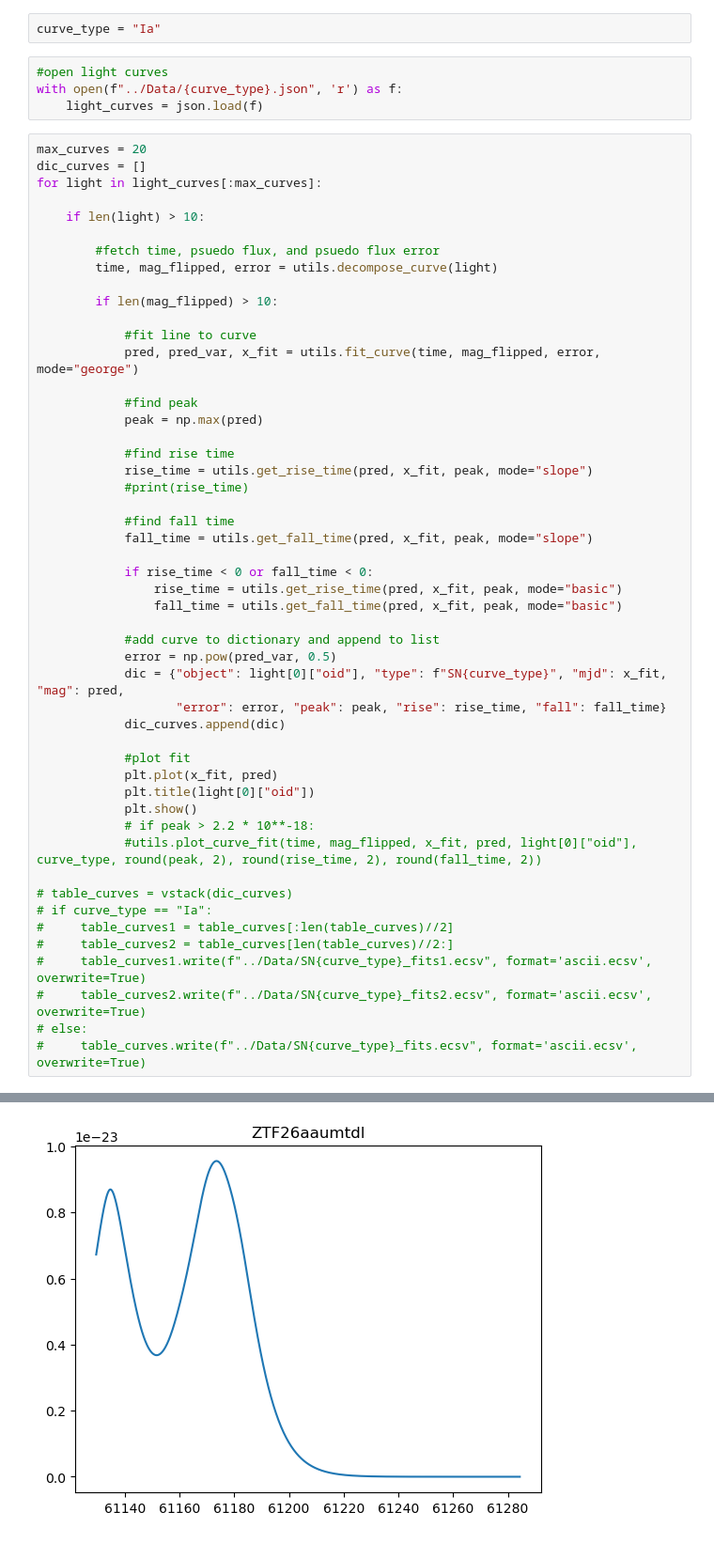
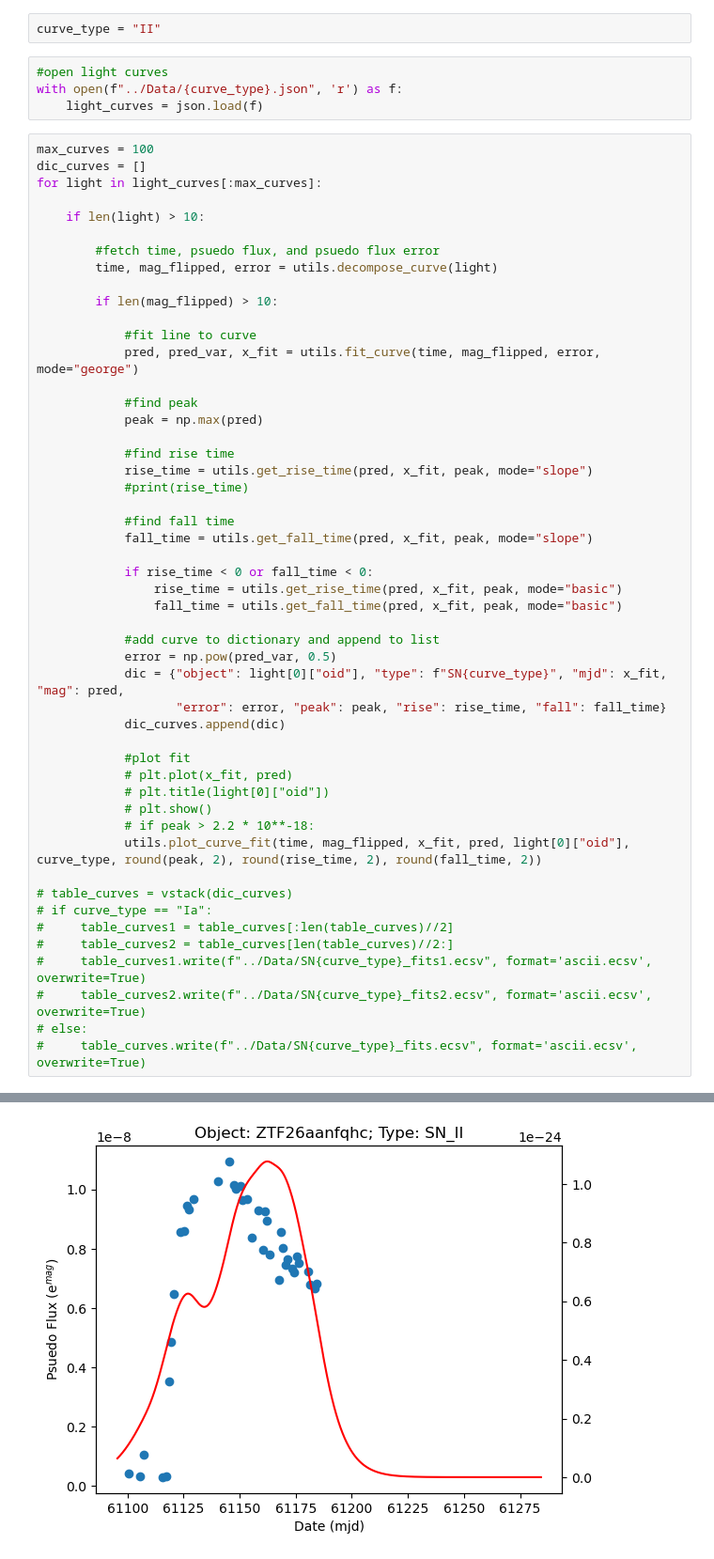
Before and after one commit to tyler-donahue/Astro-154_Final_Project, a Jupyter notebook: Code/light_curve_fitting.ipynb, the cells around one changed output, grey strips where cells are left out. Shown at 94% size. Cells and saved outputs as stored; diff of their text form.

Commit message:
graphics for paper

```diff
--- a/Code/light_curve_fitting.ipynb
+++ b/Code/light_curve_fitting.ipynb
@@ -19,13 +19,13 @@ import emcee
 # %%
 import utils
 # %%
-curve_type = "Ia"
+curve_type = "II"
 # %%
 #open light curves
 with open(f"../Data/{curve_type}.json", 'r') as f:
     light_curves = json.load(f)
 # %%
-max_curves = 20
+max_curves = 100
 dic_curves = []
 for light in light_curves[:max_curves]:
 
@@ -60,11 +60,11 @@ for light in light_curves[:max_curves]:
             dic_curves.append(dic)
 
             #plot fit
-            plt.plot(x_fit, pred)
-            plt.title(light[0]["oid"])
-            plt.show()
+            # plt.plot(x_fit, pred)
+            # plt.title(light[0]["oid"])
+            # plt.show()
             # if peak > 2.2 * 10**-18:
-            #utils.plot_curve_fit(time, mag_flipped, x_fit, pred, light[0]["oid"], curve_type, round(peak, 2), round(rise_time, 2), round(fall_time, 2))
+            utils.plot_curve_fit(time, mag_flipped, x_fit, pred, light[0]["oid"], curve_type, round(peak, 2), round(rise_time, 2), round(fall_time, 2))
 
 # table_curves = vstack(dic_curves)
 # if curve_type == "Ia":
@@ -81 +81 @@ for light in light_curves[:max_curves]:
-[figure, old version]
+[figure, new version]
```
Also changed, not shown: parts of 3 cells of this notebook, 11 other files.
